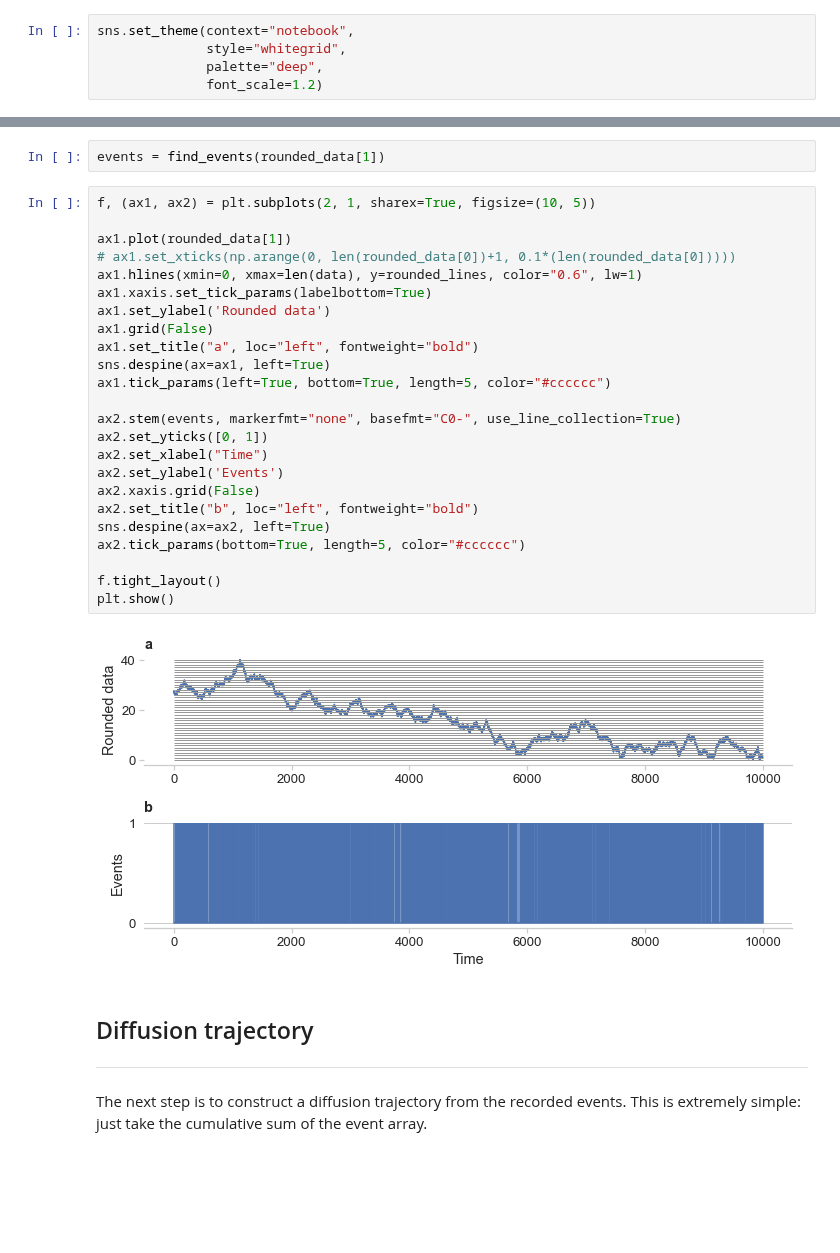
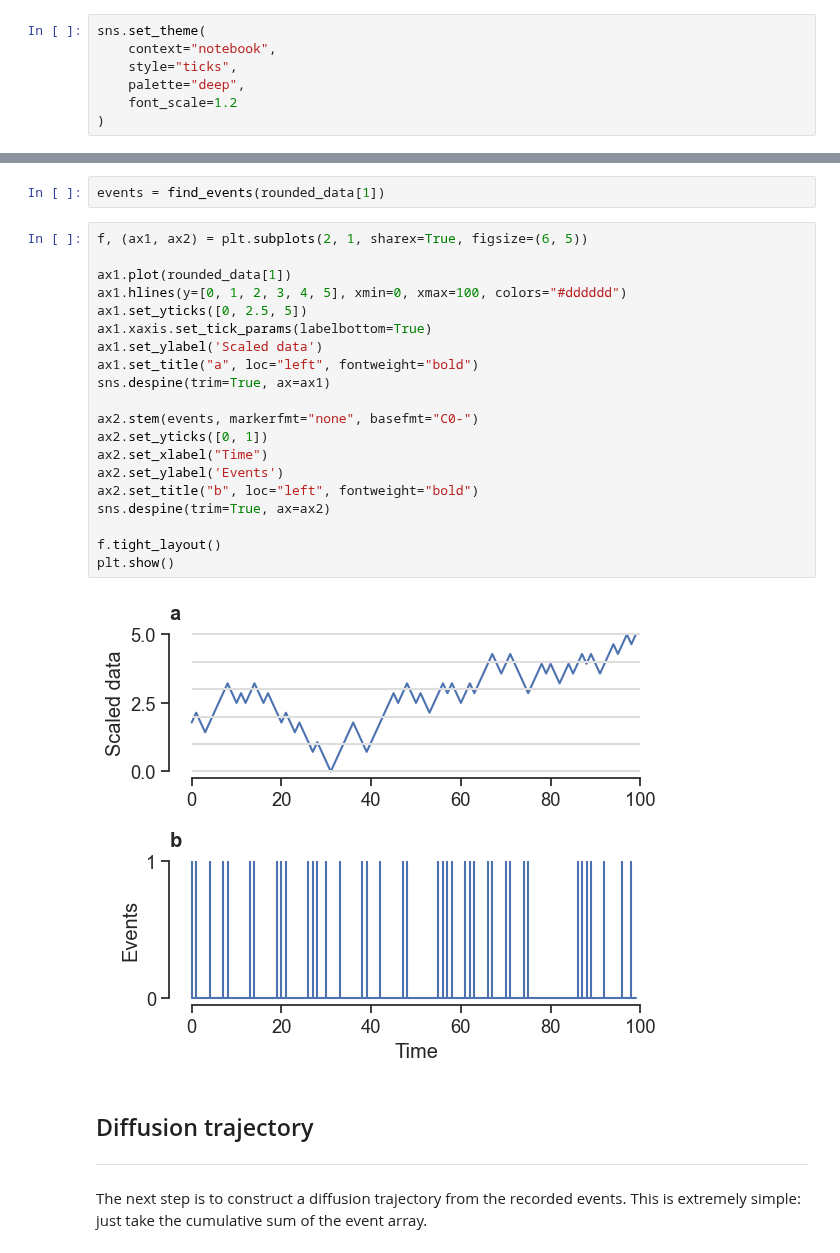
Before and after one commit to garland-culbreth/pymdea, a Jupyter notebook: dea_demo.ipynb, the cells around one changed output, grey strips where cells are left out. Saved outputs shown, nothing was run; the diff lists cells and outputs as text; blank space fills up the shorter version.

```diff
--- a/dea_demo.ipynb
+++ b/dea_demo.ipynb
@@ -32,10 +35,12 @@ import matplotlib.pyplot as plt
 import seaborn as sns
 from tqdm import tqdm
 # %%
-sns.set_theme(context="notebook",
-              style="whitegrid",
-              palette="deep",
-              font_scale=1.2)
+sns.set_theme(
+    context="notebook",
+    style="ticks",
+    palette="deep",
+    font_scale=1.2
+)
 # %% [markdown]
 ## Sample data
 ___
@@ -161,31 +176,27 @@ I plot the rounded data and the event array directly below it, so you can see th
 # %%
 events = find_events(rounded_data[1])
 # %%
-f, (ax1, ax2) = plt.subplots(2, 1, sharex=True, figsize=(10, 5))
+f, (ax1, ax2) = plt.subplots(2, 1, sharex=True, figsize=(6, 5))
 
 ax1.plot(rounded_data[1])
-# ax1.set_xticks(np.arange(0, len(rounded_data[0])+1, 0.1*(len(rounded_data[0]))))
-ax1.hlines(xmin=0, xmax=len(data), y=rounded_lines, color="0.6", lw=1)
+ax1.hlines(y=[0, 1, 2, 3, 4, 5], xmin=0, xmax=100, colors="#dddddd")
+ax1.set_yticks([0, 2.5, 5])
 ax1.xaxis.set_tick_params(labelbottom=True)
-ax1.set_ylabel('Rounded data')
-ax1.grid(False)
+ax1.set_ylabel('Scaled data')
 ax1.set_title("a", loc="left", fontweight="bold")
-sns.despine(ax=ax1, left=True)
-ax1.tick_params(left=True, bottom=True, length=5, color="#cccccc")
+sns.despine(trim=True, ax=ax1)
 
-ax2.stem(events, markerfmt="none", basefmt="C0-", use_line_collection=True)
+ax2.stem(events, markerfmt="none", basefmt="C0-")
 ax2.set_yticks([0, 1])
 ax2.set_xlabel("Time")
 ax2.set_ylabel('Events')
-ax2.xaxis.grid(False)
 ax2.set_title("b", loc="left", fontweight="bold")
-sns.despine(ax=ax2, left=True)
-ax2.tick_params(bottom=True, length=5, color="#cccccc")
+sns.despine(trim=True, ax=ax2)
 
 f.tight_layout()
 plt.show()
 # %% [output]
-[figure, old version]
+[figure, new version]
 # %% [markdown]
 ## Diffusion trajectory
 ___
```
Also changed, not shown: parts of 16 cells of this notebook, 1 other file.
